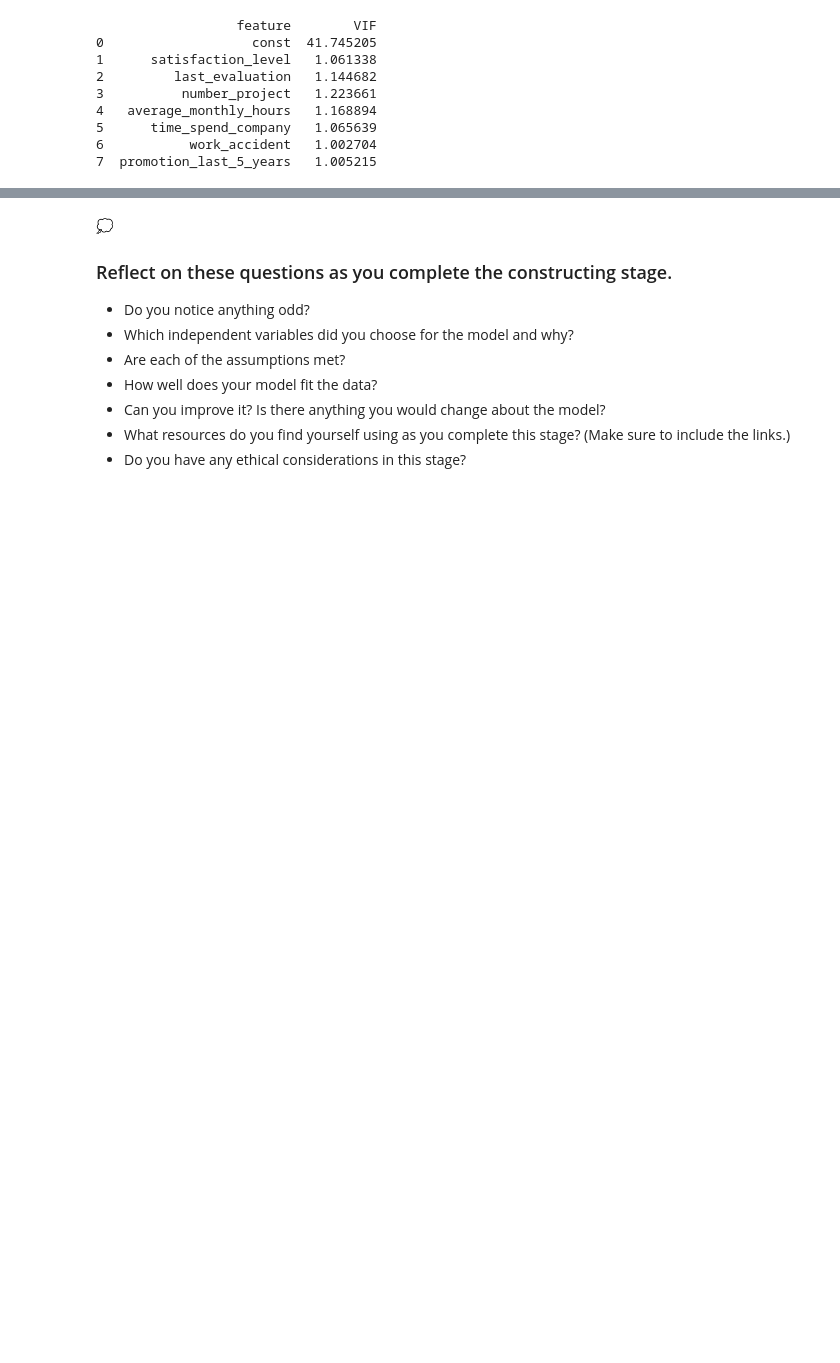
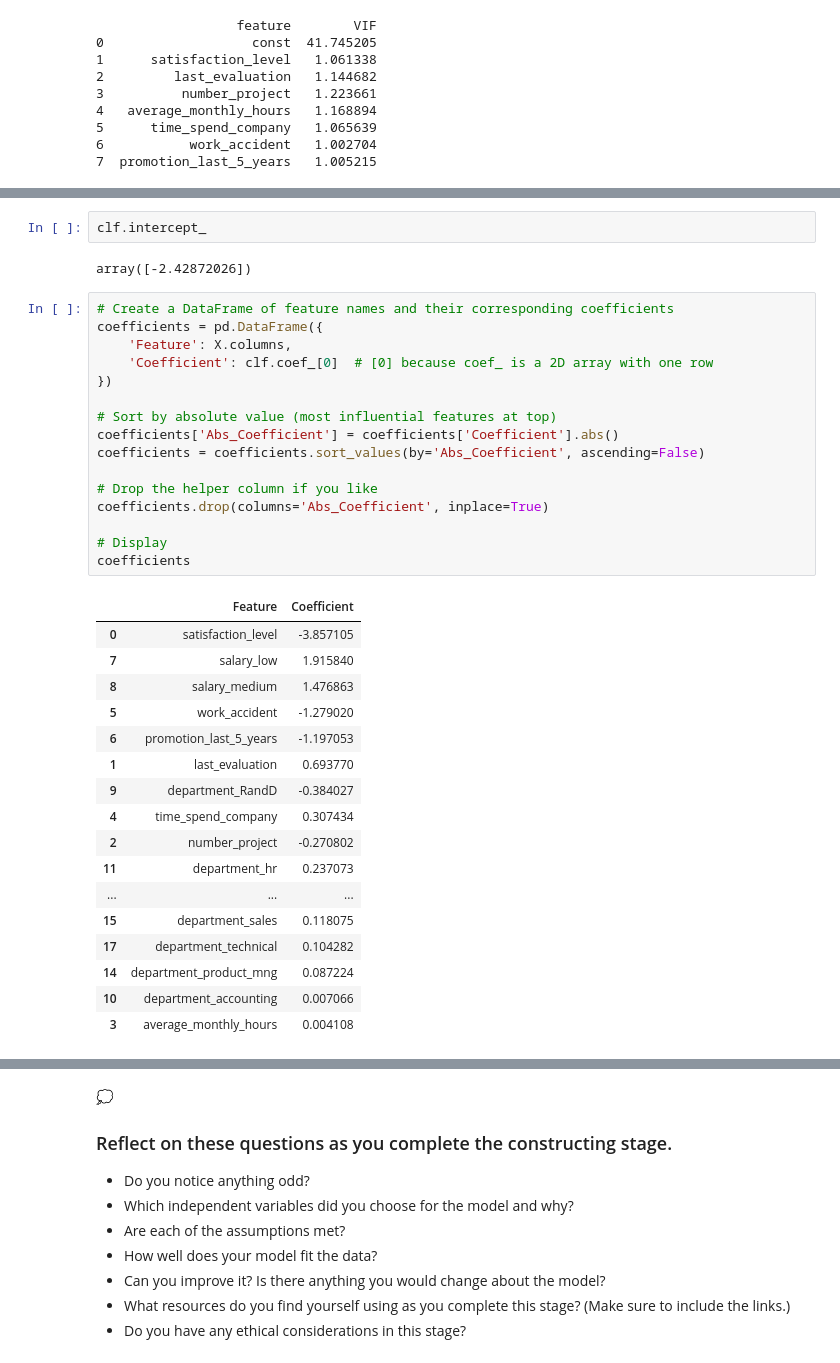
Before and after one commit to edilma/salifor, a Jupyter notebook: Activity_ Course 7 Salifort Motors project lab.ipynb, the cells around one changed output, grey strips where cells are left out. Saved outputs shown, nothing was run; the diff lists cells and outputs as text; blank space fills up the shorter version.

```diff
--- a/Activity_ Course 7 Salifort Motors project lab.ipynb
+++ b/Activity_ Course 7 Salifort Motors project lab.ipynb
@@ -601,0 +665,38 @@ print(vif_data)
+# %%
+clf.intercept_
+# %% [output]
+array([-2.42872026])
+# %%
+# Create a DataFrame of feature names and their corresponding coefficients
+coefficients = pd.DataFrame({
+    'Feature': X.columns,
+    'Coefficient': clf.coef_[0]  # [0] because coef_ is a 2D array with one row
+})
+
+# Sort by absolute value (most influential features at top)
+coefficients['Abs_Coefficient'] = coefficients['Coefficient'].abs()
+coefficients = coefficients.sort_values(by='Abs_Coefficient', ascending=False)
+
+# Drop the helper column if you like
+coefficients.drop(columns='Abs_Coefficient', inplace=True)
+
+# Display
+coefficients
+# %% [output]
+|  | Feature | Coefficient |
+| 0 | satisfaction_level | -3.857105 |
+| 7 | salary_low | 1.915840 |
+| 8 | salary_medium | 1.476863 |
+| 5 | work_accident | -1.279020 |
+| 6 | promotion_last_5_years | -1.197053 |
+| 1 | last_evaluation | 0.693770 |
+| 9 | department_RandD | -0.384027 |
+| 4 | time_spend_company | 0.307434 |
+| 2 | number_project | -0.270802 |
+| 11 | department_hr | 0.237073 |
+| ... | ... | ... |
+| 15 | department_sales | 0.118075 |
+| 17 | department_technical | 0.104282 |
+| 14 | department_product_mng | 0.087224 |
+| 10 | department_accounting | 0.007066 |
+| 3 | average_monthly_hours | 0.004108 |
```
Also changed, not shown: parts of 11 cells of this notebook, 1 other file.
